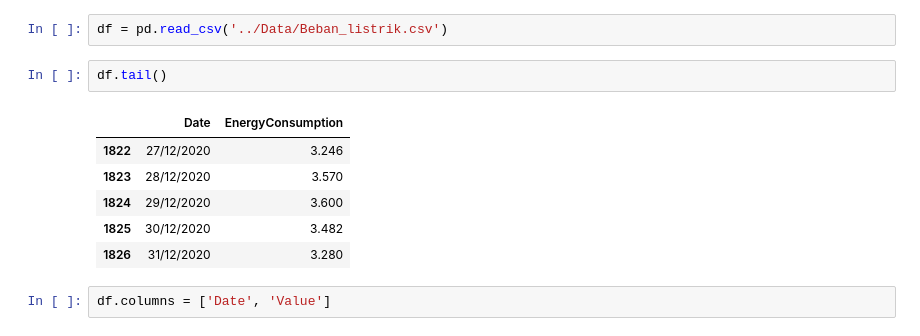
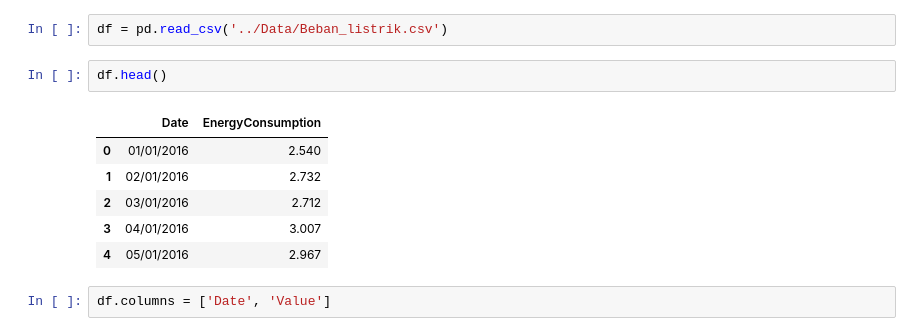
Before and after one commit to saazizau/ipynb, a Jupyter notebook: Notebook/LSTM_&_BiLSTM.ipynb, the cells around one changed output. Drawn from its saved outputs; the diff is of its cells as text.

```diff
--- a/Notebook/LSTM_&_BiLSTM.ipynb
+++ b/Notebook/LSTM_&_BiLSTM.ipynb
@@ -114,14 +116,14 @@ plot_data('Synthetic data',df_synthetic)
 # %%
 df = pd.read_csv('../Data/Beban_listrik.csv')
 # %%
-df.tail()
+df.head()
 # %% [output]
 |  | Date | EnergyConsumption |
-| 1822 | 27/12/2020 | 3.246 |
-| 1823 | 28/12/2020 | 3.570 |
-| 1824 | 29/12/2020 | 3.600 |
-| 1825 | 30/12/2020 | 3.482 |
-| 1826 | 31/12/2020 | 3.280 |
+| 0 | 01/01/2016 | 2.540 |
+| 1 | 02/01/2016 | 2.732 |
+| 2 | 03/01/2016 | 2.712 |
+| 3 | 04/01/2016 | 3.007 |
+| 4 | 05/01/2016 | 2.967 |
 # %%
 df.columns = ['Date', 'Value']
 # %%
```
Also changed, not shown: parts of 25 cells of this notebook, 1 other file.
